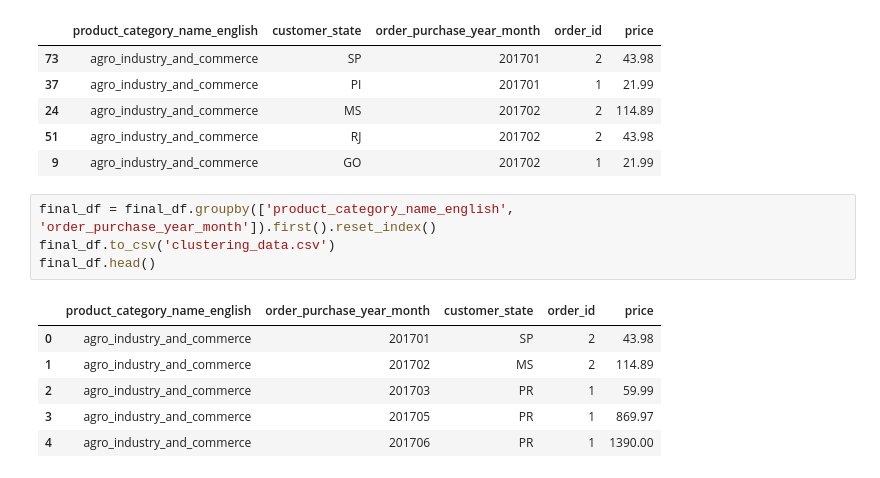
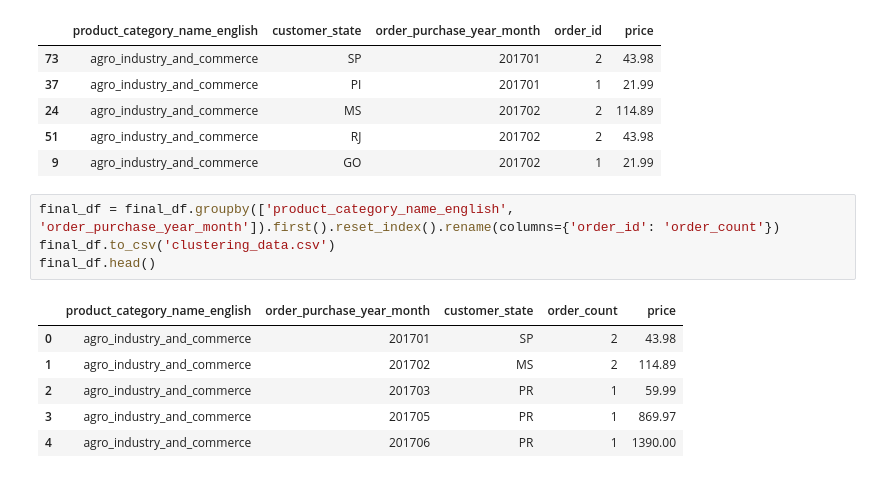
Before and after one commit to adarshrhegde/CS412_IML, a Jupyter notebook: Clustering_draft1.ipynb, the cells around one changed output. Saved outputs shown, nothing was run; the diff lists cells and outputs as text.

Commit message:
updated order_id to  order_count

```diff
--- a/Clustering_draft1.ipynb
+++ b/Clustering_draft1.ipynb
@@ -201,11 +201,11 @@ final_df.head()
 | 51 | agro_industry_and_commerce | RJ | 201702 | 2 | 43.98 |
 | 9 | agro_industry_and_commerce | GO | 201702 | 1 | 21.99 |
 # %%
-final_df = final_df.groupby(['product_category_name_english', 'order_purchase_year_month']).first().reset_index()
+final_df = final_df.groupby(['product_category_name_english', 'order_purchase_year_month']).first().reset_index().rename(columns={'order_id': 'order_count'})
 final_df.to_csv('clustering_data.csv')
 final_df.head()
 # %% [output]
-|  | product_category_name_english | order_purchase_year_month | customer_state | order_id | price |
+|  | product_category_name_english | order_purchase_year_month | customer_state | order_count | price |
 | 0 | agro_industry_and_commerce | 201701 | SP | 2 | 43.98 |
 | 1 | agro_industry_and_commerce | 201702 | MS | 2 | 114.89 |
 | 2 | agro_industry_and_commerce | 201703 | PR | 1 | 59.99 |
```
